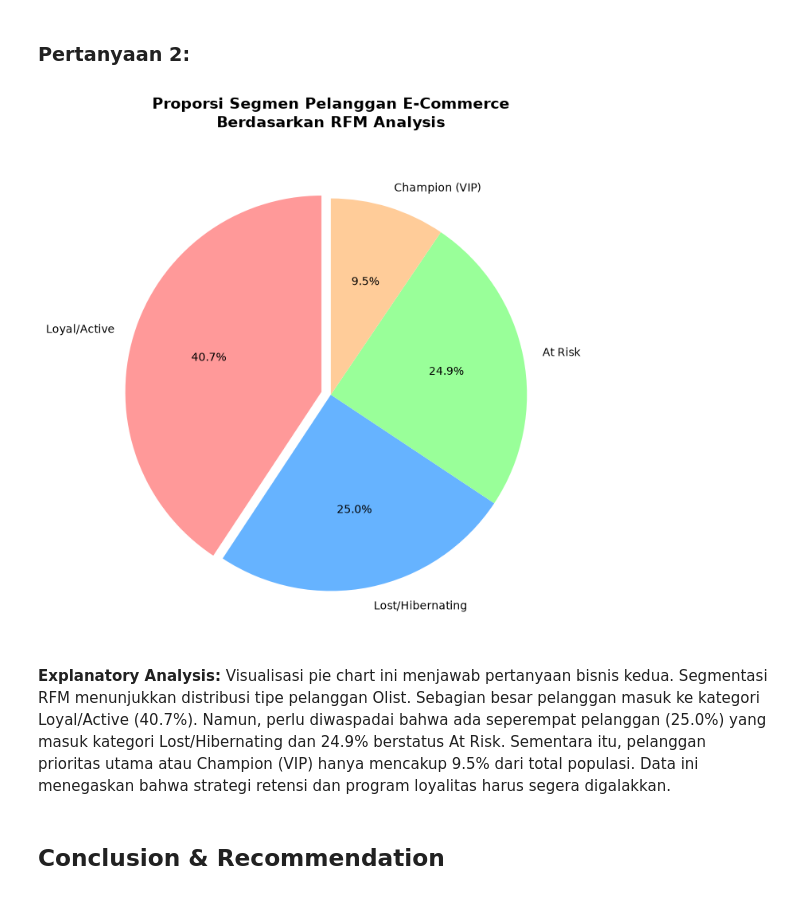
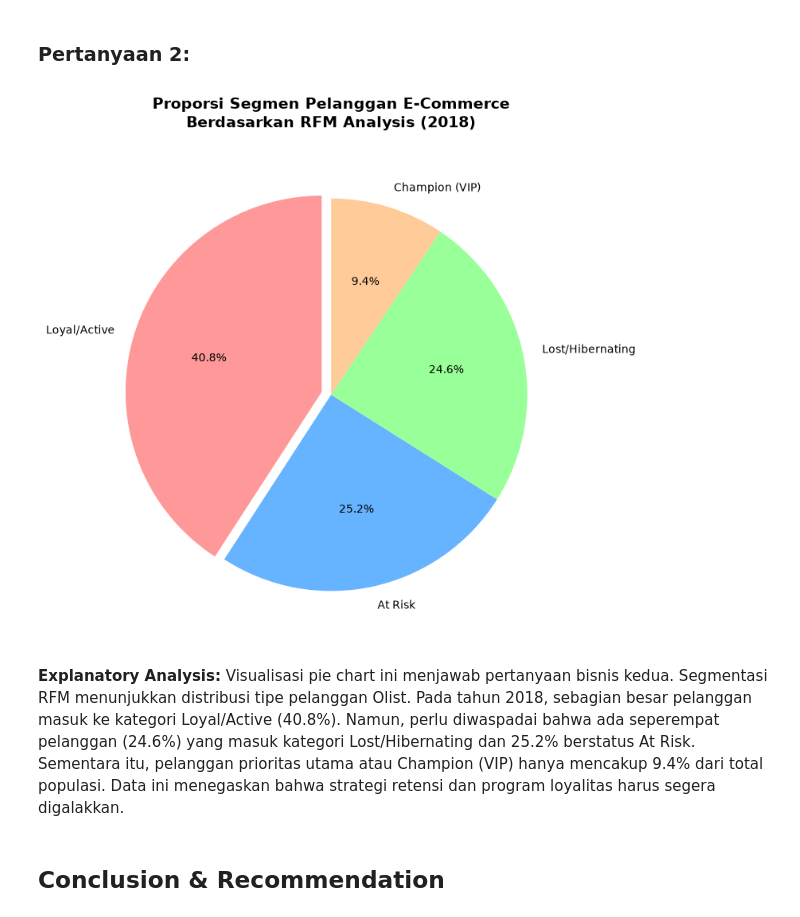
Before and after one commit to AdhyDa/Learn-Data-Science, a Jupyter notebook: Dicoding Submission/Proyek Analisis Data/notebook.ipynb, the cells around one changed output. Drawn from its saved outputs; the diff is of its cells as text; code cells hidden in the pictures.

Commit message:
fix: EDA 2 RFM Analysis

```diff
--- a/Dicoding Submission/Proyek Analisis Data/notebook.ipynb
+++ b/Dicoding Submission/Proyek Analisis Data/notebook.ipynb
@@ -260,26 +260,29 @@ Rata-rata Keterlambatan (Hari) per Kota (Tahun 2018):
 Dari hasil di atas, kita bisa melihat daftar 5 kota dengan volume pesanan tertinggi. Di antara kota-kota tersebut, kita bisa mengetahui kota mana yang armada logistiknya memiliki rata-rata waktu keterlambatan paling lama saat pengiriman meleset dari estimasi.
 # %%
 # =========================================================
-# EDA 2: Analisis RFM (Recency, Frequency, Monetary)
+# EDA 2: Analisis RFM (Recency, Frequency, Monetary) Tahun 2018
 # =========================================================
 
-# 1. Menentukan tanggal referensi (1 hari setelah pesanan terakhir di database)
-recent_date = main_df['order_purchase_timestamp'].max() + pd.Timedelta(days=1)
+# 1. Filter dataset khusus transaksi tahun 2018 (sesuai Pertanyaan Bisnis 2)
+main_df_2018 = main_df[main_df['order_purchase_timestamp'].dt.year == 2018].copy()
 
-# 2. Menghitung metrik RFM per pelanggan unik (customer_unique_id)
-rfm_df = main_df.groupby('customer_unique_id').agg({
-    'order_purchase_timestamp': lambda x: (recent_date - x.max()).days, # R: Hari sejak order terakhir
-    'order_id': 'count',                                                # F: Jumlah total order
-    'payment_value': 'sum'                                              # M: Total uang yang dihabiskan
+# 2. Menentukan tanggal referensi (1 hari setelah pesanan terakhir di tahun 2018)
+recent_date = main_df_2018['order_purchase_timestamp'].max() + pd.Timedelta(days=1)
+
+# 3. Menghitung metrik RFM per pelanggan unik khusus data tahun 2018
+rfm_df = main_df_2018.groupby('customer_unique_id').agg({
+    'order_purchase_timestamp': lambda x: (recent_date - x.max()).days, # R: Hari sejak order terakhir di 2018
+    'order_id': 'count',                                                # F: Jumlah total order di 2018
+    'payment_value': 'sum'                                              # M: Total uang yang dihabiskan di 2018
 }).reset_index()
 
-# 3. Ubah nama kolom agar mudah dibaca
+# 4. Ubah nama kolom
 rfm_df.columns = ['customer_unique_id', 'recency', 'frequency', 'monetary']
 
-# 4. Tampilkan 5 pelanggan teratas dan statistik deskriptif
-print("5 Baris Pertama Data RFM:")
+# 5. Tampilkan 5 pelanggan teratas dan statistik deskriptif
+print("5 Baris Pertama Data RFM (Tahun 2018):")
 display(rfm_df.head())
 
-print("\nStatistik Deskriptif RFM:")
+print("\nStatistik Deskriptif RFM (Tahun 2018):")
 display(rfm_df.describe())
 # %% [output]
@@ -411,38 +414,38 @@ def get_rfm_scores(df):
 rfm_df['R'] = get_rfm_scores(rfm_df)[0]
 rfm_df['F'] = get_rfm_scores(rfm_df)[1]
 rfm_df['M'] = get_rfm_scores(rfm_df)[2]
 
 # Menghitung RFM Score Total (Misal: 444 = Pelanggan Terbaik)
 rfm_df['RFM_Score'] = rfm_df['R'].astype(str) + rfm_df['F'].astype(str) + rfm_df['M'].astype(str)
 
 # Mengelompokkan Segmentasi (Aturan Sederhana)
 def segment_customer(score):
     if score >= '433':
         return 'Champion (VIP)'
     elif score >= '311':
         return 'Loyal/Active'
     elif score >= '211':
         return 'At Risk'
     else:
         return 'Lost/Hibernating'
 
 rfm_df['Customer_Segment'] = rfm_df['RFM_Score'].apply(segment_customer)
 
 # Menghitung jumlah pelanggan per segmen
 segment_counts = rfm_df['Customer_Segment'].value_counts().reset_index()
 segment_counts.columns = ['Segment', 'Count']
 
 # --- Visualisasi Pie Chart ---
 plt.figure(figsize=(8, 8))
 colors = ['#ff9999','#66b3ff','#99ff99','#ffcc99']
 plt.pie(segment_counts['Count'], labels=segment_counts['Segment'], autopct='%1.1f%%', startangle=90, colors=colors, explode=(0.05, 0, 0, 0))
-plt.title('Proporsi Segmen Pelanggan E-Commerce\nBerdasarkan RFM Analysis', fontsize=14, fontweight='bold', pad=20)
+plt.title('Proporsi Segmen Pelanggan E-Commerce\nBerdasarkan RFM Analysis (2018)', fontsize=14, fontweight='bold', pad=20)
 plt.show()
 # %% [output]
-[figure, old version]
+[figure, new version]
 # %% [markdown]
 **Explanatory Analysis:**
-Visualisasi pie chart ini menjawab pertanyaan bisnis kedua. Segmentasi RFM menunjukkan distribusi tipe pelanggan Olist. Sebagian besar pelanggan masuk ke kategori Loyal/Active (40.7%). Namun, perlu diwaspadai bahwa ada seperempat pelanggan (25.0%) yang masuk kategori Lost/Hibernating dan 24.9% berstatus At Risk. Sementara itu, pelanggan prioritas utama atau Champion (VIP) hanya mencakup 9.5% dari total populasi. Data ini menegaskan bahwa strategi retensi dan program loyalitas harus segera digalakkan.
+Visualisasi pie chart ini menjawab pertanyaan bisnis kedua. Segmentasi RFM menunjukkan distribusi tipe pelanggan Olist. Pada tahun 2018, sebagian besar pelanggan masuk ke kategori Loyal/Active (40.8%). Namun, perlu diwaspadai bahwa ada seperempat pelanggan (24.6%) yang masuk kategori Lost/Hibernating dan 25.2% berstatus At Risk. Sementara itu, pelanggan prioritas utama atau Champion (VIP) hanya mencakup 9.4% dari total populasi. Data ini menegaskan bahwa strategi retensi dan program loyalitas harus segera digalakkan.
 # %% [markdown]
 ## Conclusion & Recommendation
 # %% [markdown]
```
Also changed, not shown: parts of 1 cell of this notebook.
